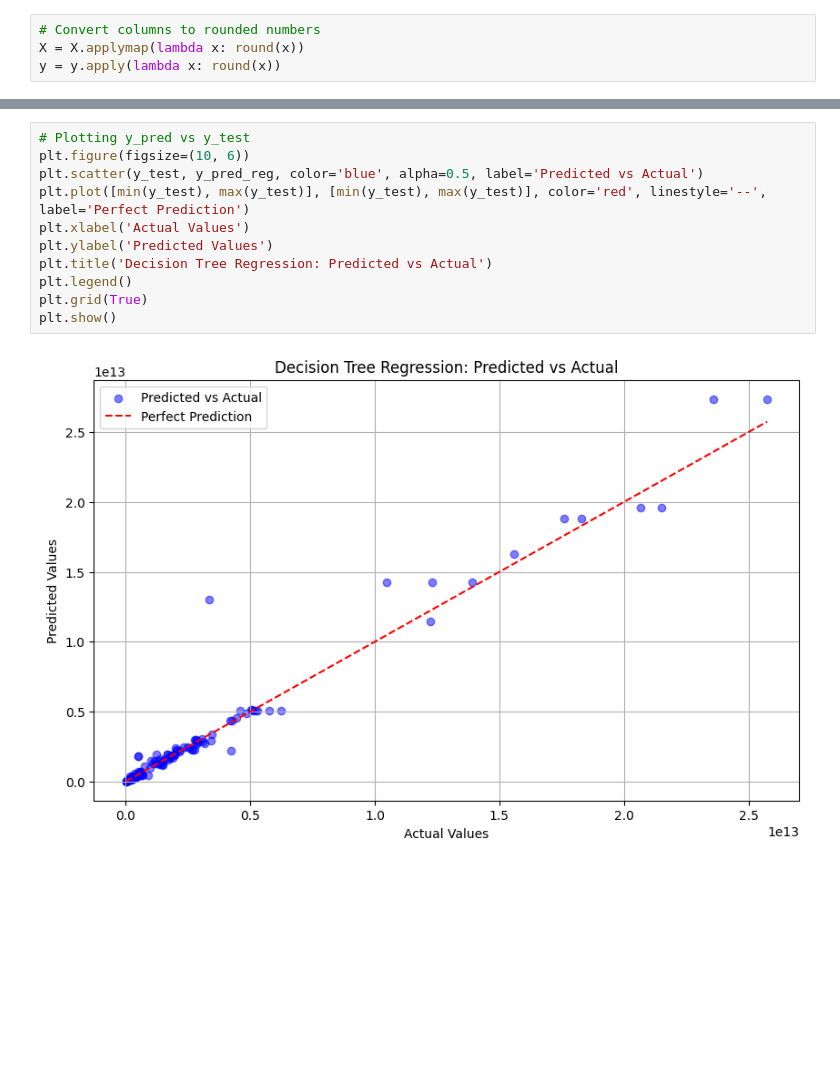
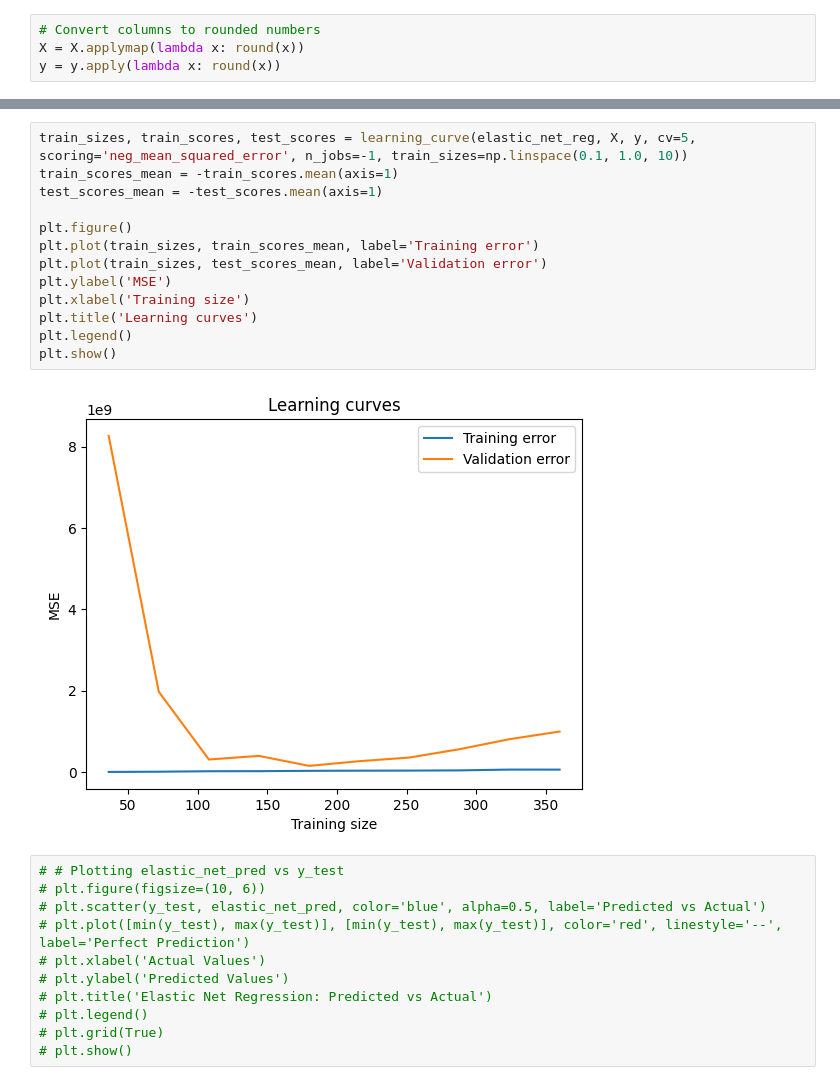
Before and after one commit to koto253/Data_Science_Portfolio, a Jupyter notebook: modeling.ipynb, the cells around one changed output, grey strips where cells are left out. Saved outputs shown, nothing was run; the diff lists cells and outputs as text; blank space fills up the shorter version.

```diff
--- a/modeling.ipynb
+++ b/modeling.ipynb
@@ -88,13 +178,26 @@ print(f'root square: {r_square_reg}')
+# %%
+train_sizes, train_scores, test_scores = learning_curve(elastic_net_reg, X, y, cv=5, scoring='neg_mean_squared_error', n_jobs=-1, train_sizes=np.linspace(0.1, 1.0, 10))
+train_scores_mean = -train_scores.mean(axis=1)
+test_scores_mean = -test_scores.mean(axis=1)
+
+plt.figure()
+plt.plot(train_sizes, train_scores_mean, label='Training error')
+plt.plot(train_sizes, test_scores_mean, label='Validation error')
+plt.ylabel('MSE')
+plt.xlabel('Training size')
+plt.title('Learning curves')
+plt.legend()
+plt.show()
+# %% [output]
+[figure, added]
 # %%
-# Plotting y_pred vs y_test
-plt.figure(figsize=(10, 6))
-plt.scatter(y_test, y_pred_reg, color='blue', alpha=0.5, label='Predicted vs Actual')
-plt.plot([min(y_test), max(y_test)], [min(y_test), max(y_test)], color='red', linestyle='--', label='Perfect Prediction')
-plt.xlabel('Actual Values')
-plt.ylabel('Predicted Values')
-plt.title('Decision Tree Regression: Predicted vs Actual')
-plt.legend()
-plt.grid(True)
-plt.show()
+# # Plotting elastic_net_pred vs y_test
+# plt.figure(figsize=(10, 6))
+# plt.scatter(y_test, elastic_net_pred, color='blue', alpha=0.5, label='Predicted vs Actual')
+# plt.plot([min(y_test), max(y_test)], [min(y_test), max(y_test)], color='red', linestyle='--', label='Perfect Prediction')
+# plt.xlabel('Actual Values')
+# plt.ylabel('Predicted Values')
+# plt.title('Elastic Net Regression: Predicted vs Actual')
+# plt.legend()
+# plt.grid(True)
+# plt.show()
-# %% [output]
-[figure, removed]
```
Also changed, not shown: parts of 30 cells of this notebook, 1 other file.
